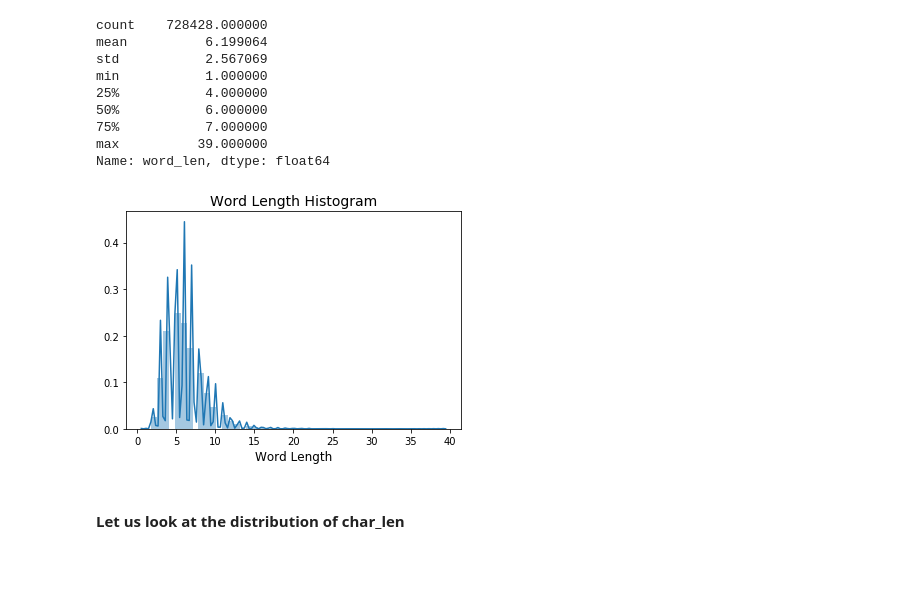
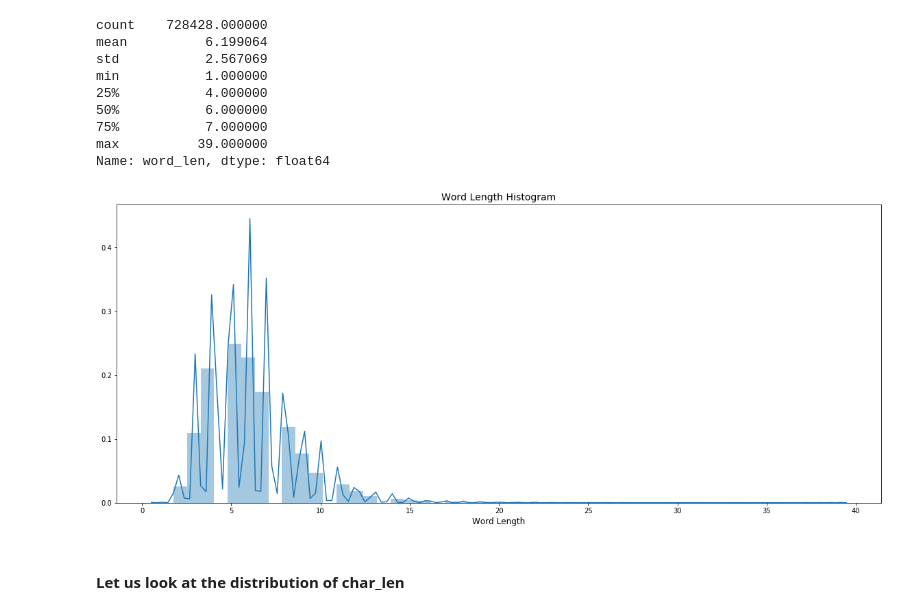
Before and after one commit to Fengjun-Wang/mirror_question_pair, a Jupyter notebook: scripts/data_analysis/Data_analysis.ipynb, the cells around one changed output. Cells and saved outputs as stored; diff of their text form; code cells hidden in the pictures; blank space fills up the shorter version.

```diff
--- a/scripts/data_analysis/Data_analysis.ipynb
+++ b/scripts/data_analysis/Data_analysis.ipynb
@@ -58,13 +58,13 @@ min           1.000000
 max          39.000000
 Name: word_len, dtype: float64
 # %%
-plt.figure()
+plt.figure(figsize=(20,8))
 sns.distplot(question_df["word_len"])
 plt.xlabel('Word Length', fontsize=12)
 plt.title("Word Length Histogram", fontsize=14)
 plt.show()
 # %% [output]
-[figure, old version]
+[figure, new version]
 # %% [markdown]
 #### Let us look at the distribution of char_len
 # %%
```
Also changed, not shown: parts of 27 cells of this notebook, 2 other files.
